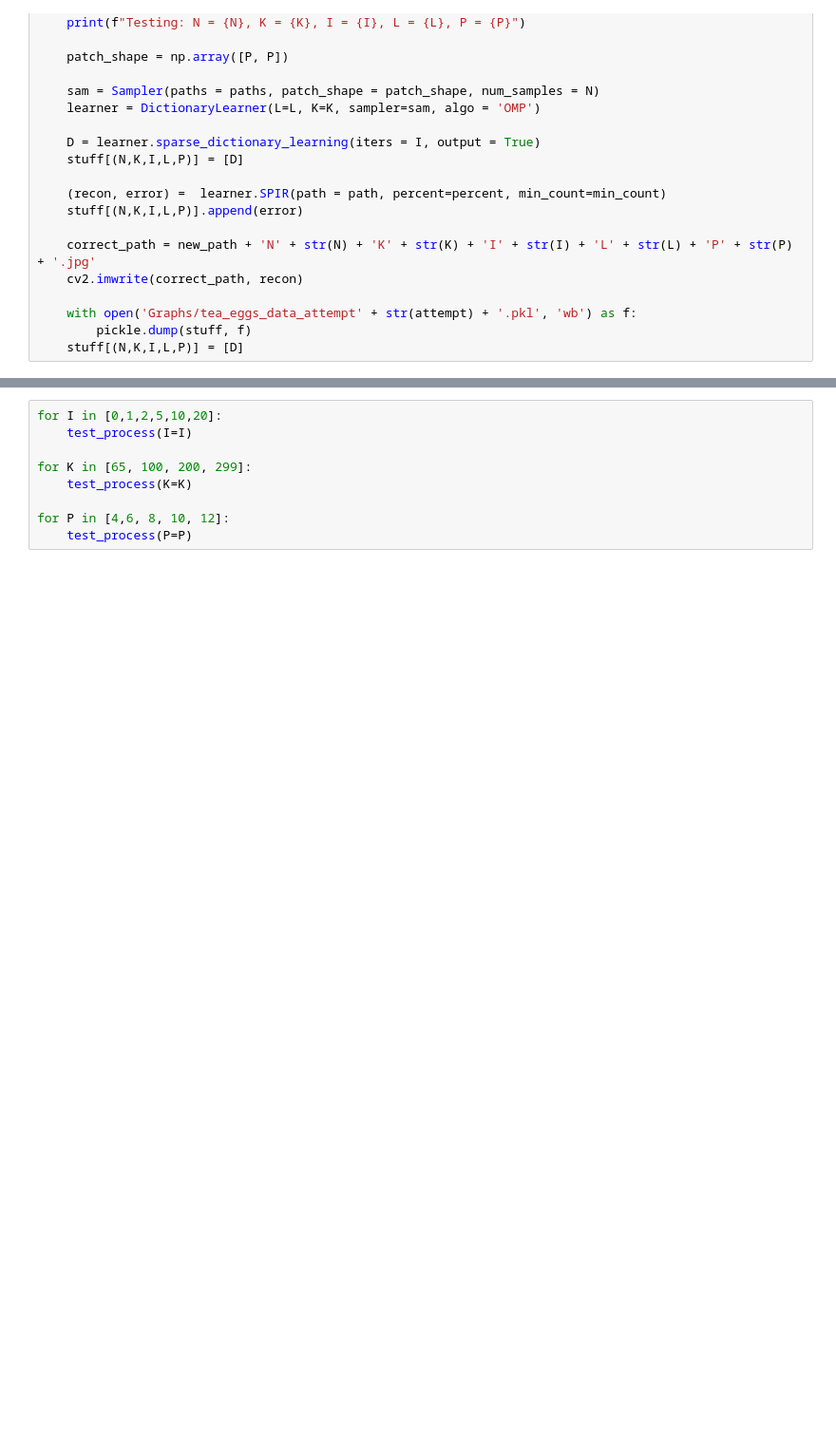
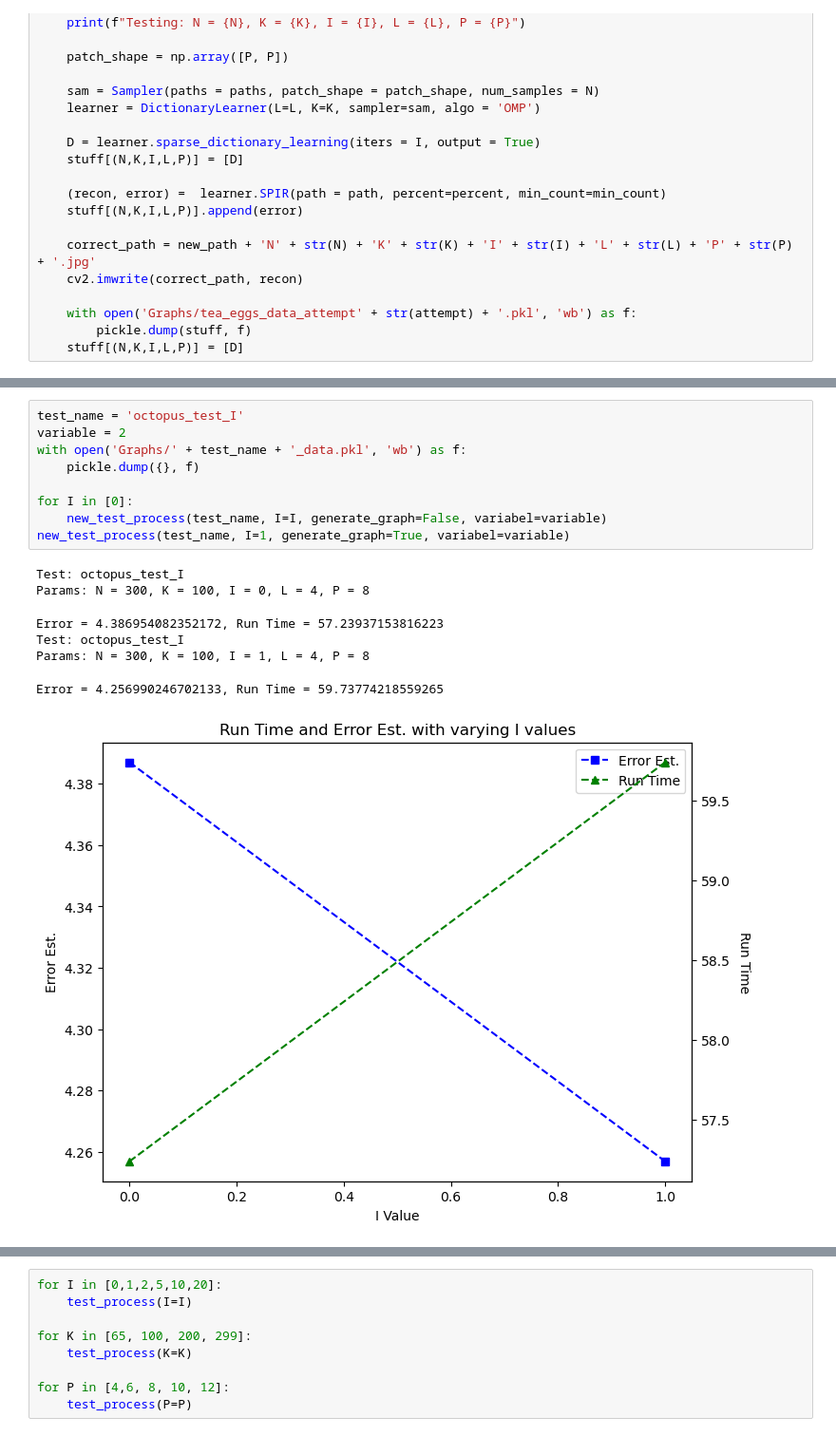
Before and after one commit to rainonej/Sparse-Dictionary-Learning, a Jupyter notebook: Tests.ipynb, the cells around one changed output, grey strips where cells are left out. Shown at 95% size. Cells and saved outputs as stored; diff of their text form; blank space fills up the shorter version.

```diff
--- a/Tests.ipynb
+++ b/Tests.ipynb
@@ -447,0 +514,17 @@ def test_process(N=300, K=100, I=5, L=4, P=8):
+# %%
+test_name = 'octopus_test_I'
+variable = 2
+with open('Graphs/' + test_name + '_data.pkl', 'wb') as f:
+    pickle.dump({}, f)
+
+for I in [0]:
+    new_test_process(test_name, I=I, generate_graph=False, variabel=variable)
+new_test_process(test_name, I=1, generate_graph=True, variabel=variable)
+# %% [output]
+Test: octopus_test_I
+Params: N = 300, K = 100, I = 0, L = 4, P = 8
+Error = 4.386954082352172, Run Time = 57.23937153816223
+Test: octopus_test_I
+Params: N = 300, K = 100, I = 1, L = 4, P = 8
+Error = 4.256990246702133, Run Time = 59.73774218559265
+[figure, added]
```
Also changed, not shown: parts of 13 cells of this notebook, 9 other files.
